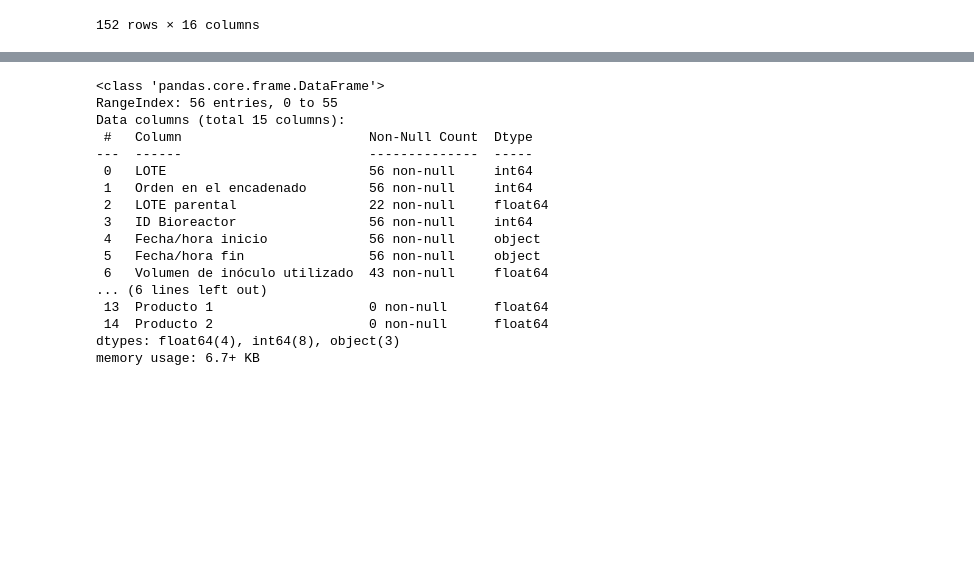
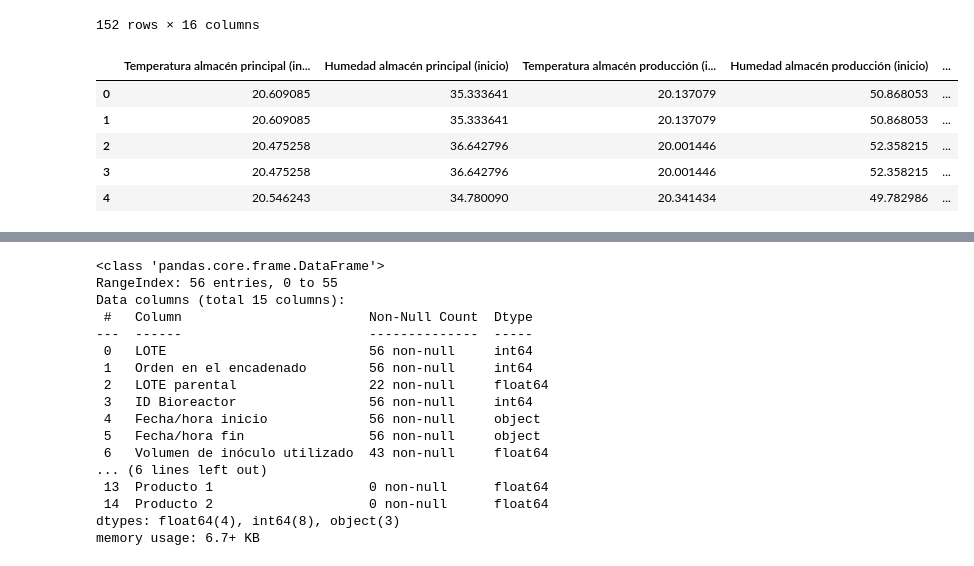
Before and after one commit to vjnoguera/Datathon-24, a Jupyter notebook: Afinado valores.ipynb, the cells around one changed output, grey strips where cells are left out. Drawn from its saved outputs; the diff is of its cells as text; code cells hidden in the pictures; blank space fills up the shorter version.

```diff
--- a/Afinado valores.ipynb
+++ b/Afinado valores.ipynb
@@ -421,3 +428,15 @@ df
 | 150 | 24052 | 2 | 24050 | 14614 | 2024-03-25 13:28:00 | 2024-03-27 08:51:00 | ... |
 | 151 | 24053 | 2 | 24051 | 13169 | 2024-03-25 12:27:00 | 2024-03-27 08:27:00 | ... |
 152 rows × 16 columns
+# %%
+df_temp = pd.read_csv("resultado_inicios_y_finales_con_info temperaturas.csv")
+df_temp = df_temp.drop(["Fecha/hora inicio","Fecha/hora fin"],axis="columns")
+df_temp["LOTE"] = df["LOTE"]
+df_temp.head()
+# %% [output]
+|  | Temperatura almacén principal (in... | Humedad almacén principal (inicio) | Temperatura almacén producción (i... | Humedad almacén producción (inicio) | ... |
+| 0 | 20.609085 | 35.333641 | 20.137079 | 50.868053 | ... |
+| 1 | 20.609085 | 35.333641 | 20.137079 | 50.868053 | ... |
+| 2 | 20.475258 | 36.642796 | 20.001446 | 52.358215 | ... |
+| 3 | 20.475258 | 36.642796 | 20.001446 | 52.358215 | ... |
+| 4 | 20.546243 | 34.780090 | 20.341434 | 49.782986 | ... |
```
Also changed, not shown: parts of 6 cells of this notebook, 4 other files.
